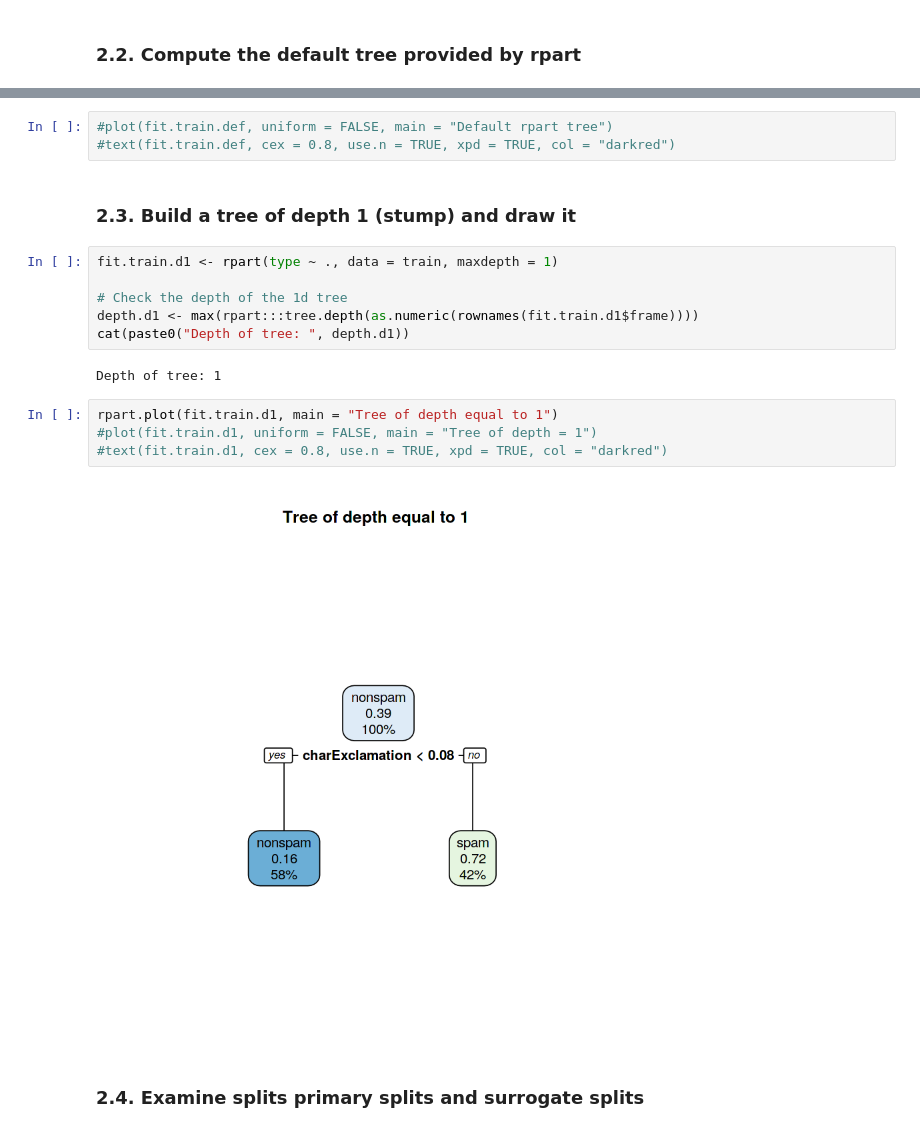
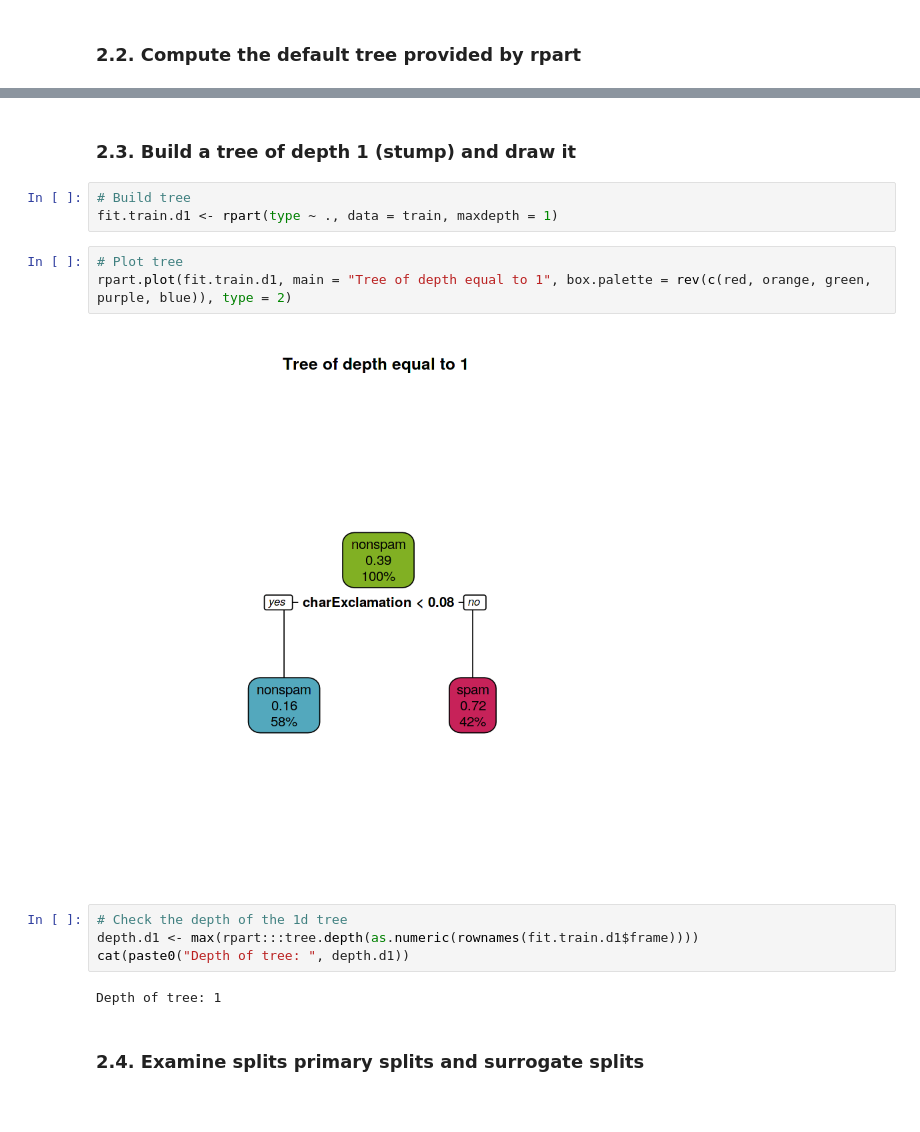
Before and after one commit to guzmanlopez/ACRRF_course, a Jupyter notebook: trabajo-final.ipynb, the cells around one changed output, grey strips where cells are left out. Drawn from its saved outputs; the diff is of its cells as text.

```diff
--- a/trabajo-final.ipynb
+++ b/trabajo-final.ipynb
@@ -217,22 +223,19 @@ rpart.plot(fit.train.def, main = "Default rpart tree")
-# %%
-#plot(fit.train.def, uniform = FALSE, main = "Default rpart tree")
-#text(fit.train.def, cex = 0.8, use.n = TRUE, xpd = TRUE, col = "darkred")
 # %% [markdown]
 ### 2.3. Build a tree of depth 1 (stump) and draw it
+# %%
+# Build tree
+fit.train.d1 <- rpart(type ~ ., data = train, maxdepth = 1)
+# %%
+# Plot tree
+rpart.plot(fit.train.d1, main = "Tree of depth equal to 1", box.palette = rev(c(red, orange, green, purple, blue)), type = 2)
+# %% [output]
+[figure, added]
 # %%
-fit.train.d1 <- rpart(type ~ ., data = train, maxdepth = 1)
-
 # Check the depth of the 1d tree
 depth.d1 <- max(rpart:::tree.depth(as.numeric(rownames(fit.train.d1$frame))))
 cat(paste0("Depth of tree: ", depth.d1))
 # %% [output]
 Depth of tree: 1
-# %%
-rpart.plot(fit.train.d1, main = "Tree of depth equal to 1")
-#plot(fit.train.d1, uniform = FALSE, main = "Tree of depth = 1")
-#text(fit.train.d1, cex = 0.8, use.n = TRUE, xpd = TRUE, col = "darkred")
-# %% [output]
-[figure, removed]
 # %% [markdown]
 ### 2.4. Examine splits primary splits and surrogate splits
 # %%
```
Also changed, not shown: parts of 25 cells of this notebook.
